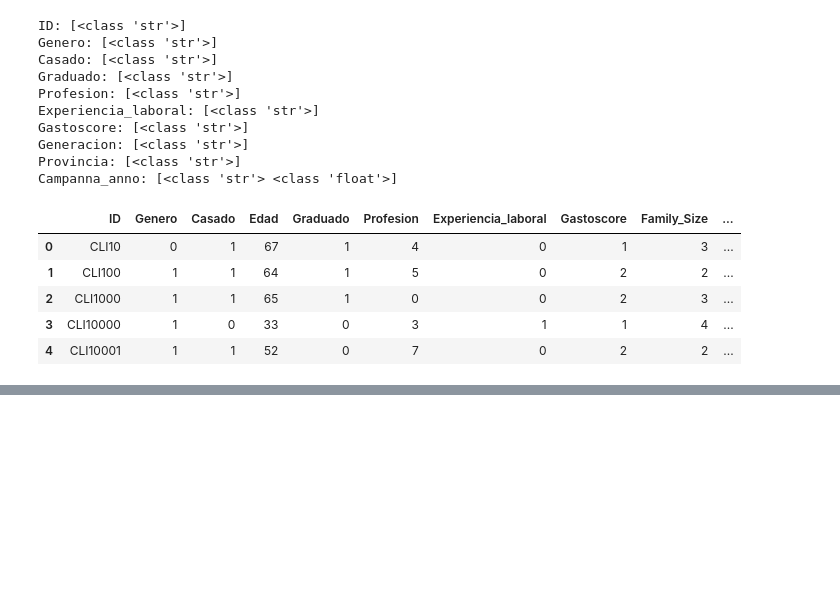
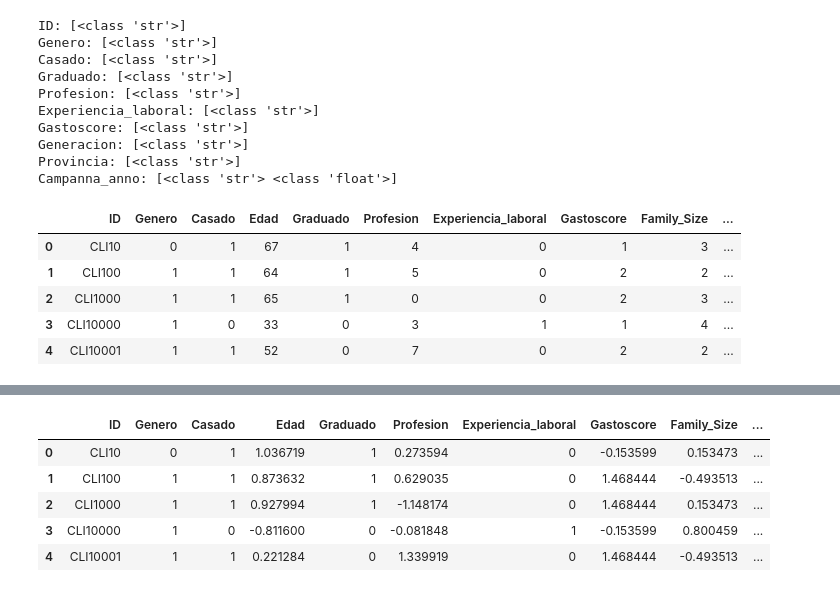
Before and after one commit to Nachosanchezz/PCA-Clustering, a Jupyter notebook: src/01_preprocessing.ipynb, the cells around one changed output, grey strips where cells are left out. Cells and saved outputs as stored; diff of their text form; code cells hidden in the pictures; blank space fills up the shorter version.

```diff
--- a/src/preprocessing.ipynb
+++ b/src/01_preprocessing.ipynb
@@ -282,2 +243,15 @@ Lista de países con 'continent' como None:
 # %%
 df.drop(columns=['Provincia'], inplace=True)  # Eliminar la columna 'Provincia'
+# %%
+scaler = StandardScaler()
+
+numeric_cols = ['Edad', 'Ingresos_anuales_brutos', 'Digital_encuesta', 'Gasto_medio_mensual_cuota', 'Dias_cliente', 'Profesion', 'Family_Size', 'Generacion', 'Gastoscore', 'Campanna_anno', 'comunidad_autonoma']
+df[numeric_cols] = scaler.fit_transform(df[numeric_cols])
+df.head()
+# %% [output]
+|  | ID | Genero | Casado | Edad | Graduado | Profesion | Experiencia_laboral | Gastoscore | Family_Size | ... |
+| 0 | CLI10 | 0 | 1 | 1.036719 | 1 | 0.273594 | 0 | -0.153599 | 0.153473 | ... |
+| 1 | CLI100 | 1 | 1 | 0.873632 | 1 | 0.629035 | 0 | 1.468444 | -0.493513 | ... |
+| 2 | CLI1000 | 1 | 1 | 0.927994 | 1 | -1.148174 | 0 | 1.468444 | 0.153473 | ... |
+| 3 | CLI10000 | 1 | 0 | -0.811600 | 0 | -0.081848 | 1 | -0.153599 | 0.800459 | ... |
+| 4 | CLI10001 | 1 | 1 | 0.221284 | 0 | 1.339919 | 0 | 1.468444 | -0.493513 | ... |
```
Also changed, not shown: parts of 8 cells of this notebook, 2 other files.
